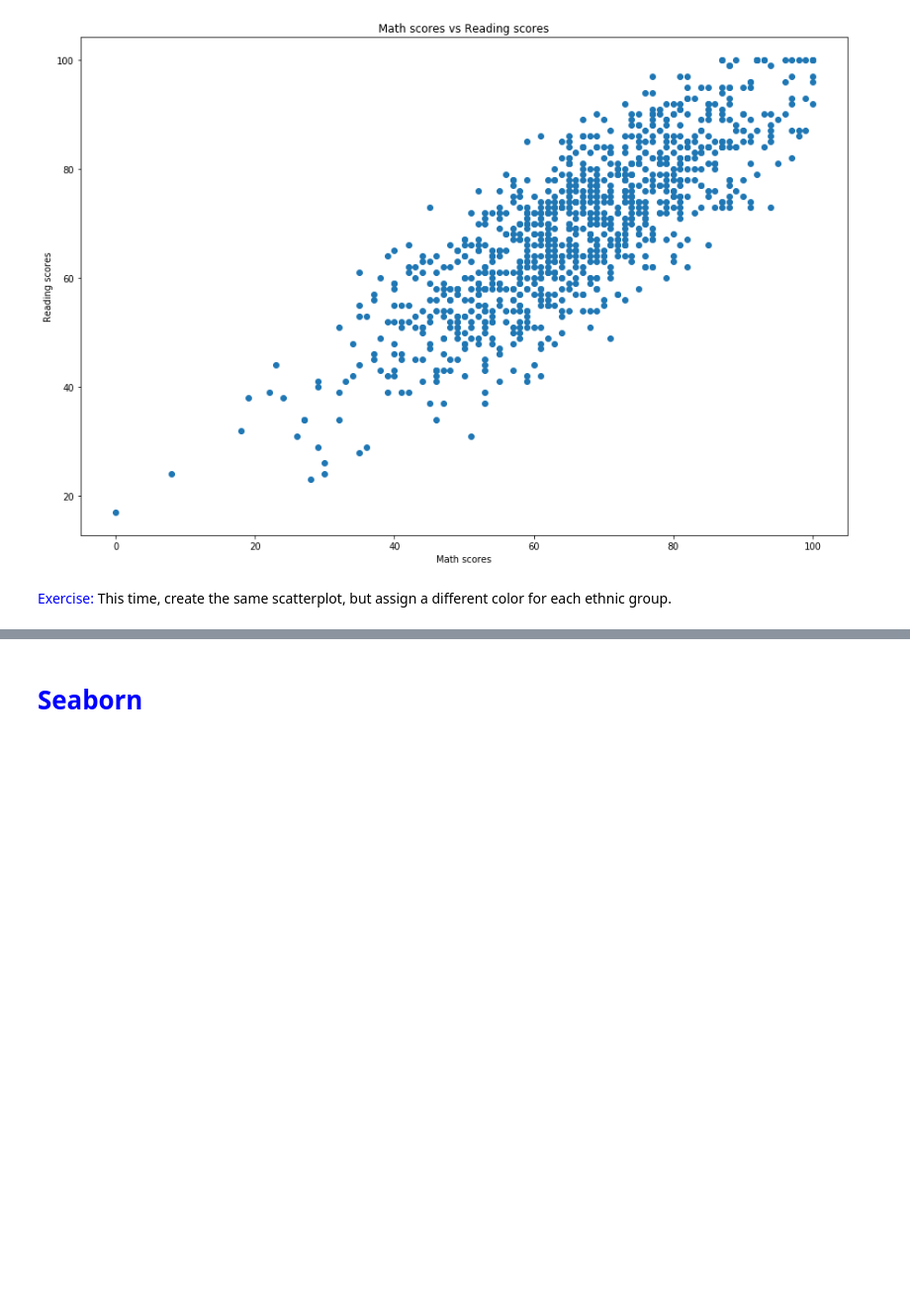
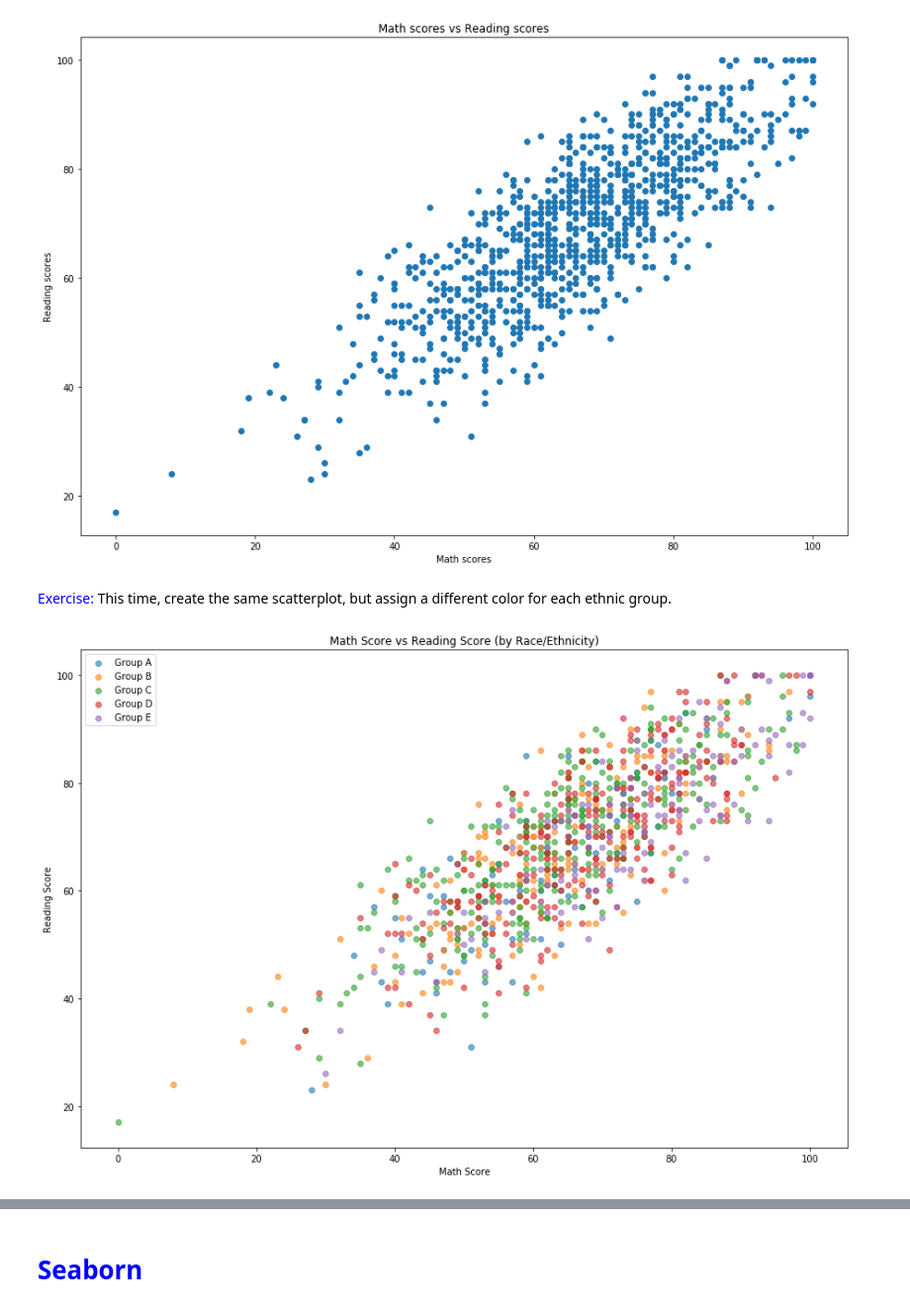
Before and after one commit to mpagador/python-libraries-visualization-workshop, a Jupyter notebook: DSS_Python_Libraries_Visualizations_Workshop_3_6_(Notebook).ipynb, the cells around one changed output, grey strips where cells are left out. Shown at 99% size. Cells and saved outputs as stored; diff of their text form; code cells hidden in the pictures; blank space fills up the shorter version.

```diff
--- a/DSS_Python_Libraries_Visualizations_Workshop_3_6_(Notebook).ipynb
+++ b/DSS_Python_Libraries_Visualizations_Workshop_3_6_(Notebook).ipynb
@@ -840,28 +850,32 @@ plt.title('Math scores vs Reading scores');
 # %% [markdown]
 <font color="blue">Exercise:</font> This time, create the same scatterplot, but assign a different color for each ethnic group.
 # %%
+plt.figure(figsize=(15, 10)) # Increase the size of the returned plot
+
 plt.scatter(x=exams.loc[exams['race/ethnicity'] == 'group A', 'math score'],
             y=exams.loc[exams['race/ethnicity'] == 'group A', 'reading score'],
             label='Group A', alpha=0.6)
 
 plt.scatter(x=exams.loc[exams['race/ethnicity'] == 'group B', 'math score'],
-            y=exams.exams[tips['race/ethnicity'] == 'group B', 'reading score'],
+            y=exams.loc[exams['race/ethnicity'] == 'group B', 'reading score'],
             label='Group B', alpha=0.6)
 
 plt.scatter(x=exams.loc[exams['race/ethnicity'] == 'group C', 'math score'],
             y=exams.loc[exams['race/ethnicity'] == 'group C', 'reading score'],
             label='Group C', alpha=0.6)
 
 plt.scatter(x=exams.loc[exams['race/ethnicity'] == 'group D', 'math score'],
             y=exams.loc[exams['race/ethnicity'] == 'group D', 'reading score'],
             label='Group D', alpha=0.6)
 
 plt.scatter(x=exams.loc[exams['race/ethnicity'] == 'group E', 'math score'],
             y=exams.loc[exams['race/ethnicity'] == 'group E', 'reading score'],
             label='Group E', alpha=0.6)
 
 plt.xlabel('Math Score')
 plt.ylabel('Reading Score')
 plt.title('Math Score vs Reading Score (by Race/Ethnicity)')
 plt.legend();
+# %% [output]
+[figure, added]
 # %%
```
Also changed, not shown: parts of 23 cells of this notebook.
